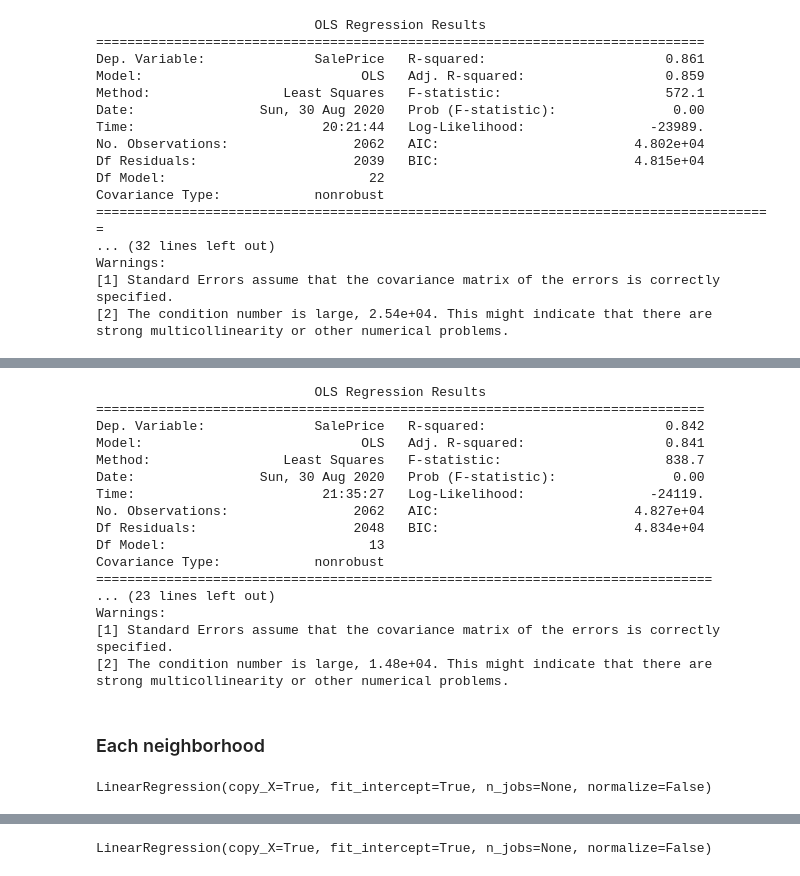
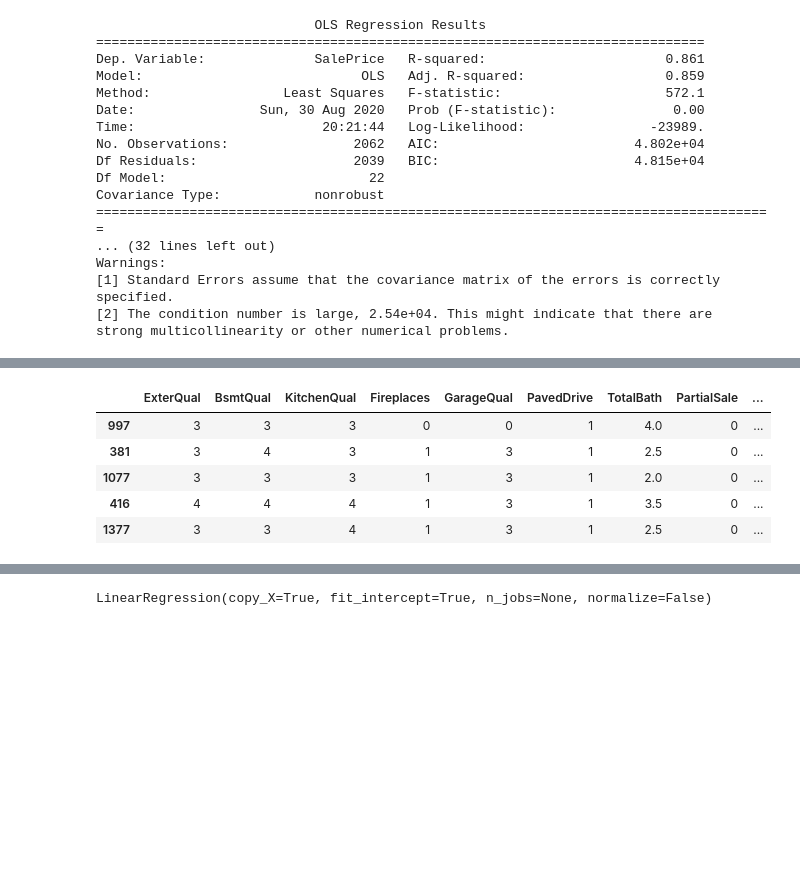
Before and after one commit to xiaogangzhu/MLHousing, a Jupyter notebook: JudyChung/Boxplots.ipynb, the cells around one changed output, grey strips where cells are left out. Drawn from its saved outputs; the diff is of its cells as text; code cells hidden in the pictures; blank space fills up the shorter version.

```diff
--- a/JudyChung/Boxplots.ipynb
+++ b/JudyChung/Boxplots.ipynb
@@ -719,3 +713,9 @@ Warnings:
 [1] Standard Errors assume that the covariance matrix of the errors is correctly specified.
 [2] The condition number is large, 2.54e+04. This might indicate that there are
 strong multicollinearity or other numerical problems.
+# %%
+column_names = ['ExterQual','BsmtQual','KitchenQual',
+                'Fireplaces','GarageQual','PavedDrive','TotalBath',
+                'PartialSale','TotalBsmtSF','1stFlrSF','2ndFlrSF','GarageArea','WoodDeckSF']
+Xtrain_at2 = Xtrain_at[column_names].copy()
+Xtest_at2 = Xtest_at[column_names].copy()
@@ -722,3 +764,12 @@ strong multicollinearity or other numerical problems.
+# %%
+df_n = pd.concat([Xtrain_at2, ytrain], axis=1)
+# %% [output]
+|  | ExterQual | BsmtQual | KitchenQual | Fireplaces | GarageQual | PavedDrive | TotalBath | PartialSale | ... |
+| 997 | 3 | 3 | 3 | 0 | 0 | 1 | 4.0 | 0 | ... |
+| 381 | 3 | 4 | 3 | 1 | 3 | 1 | 2.5 | 0 | ... |
+| 1077 | 3 | 3 | 3 | 1 | 3 | 1 | 2.0 | 0 | ... |
+| 416 | 4 | 4 | 4 | 1 | 3 | 1 | 3.5 | 0 | ... |
+| 1377 | 3 | 3 | 4 | 1 | 3 | 1 | 2.5 | 0 | ... |
 # %%
 column_names = ['ExterQual','BsmtQual','KitchenQual',
                 'Fireplaces','GarageQual','PavedDrive','TotalBath',
@@ -727,35 +778,3 @@ Xtrain_at2 = Xtrain_at[column_names].copy()
 Xtest_at2 = Xtest_at[column_names].copy()
 Xtrain_at2 = pd.get_dummies(Xtrain_at2, drop_first=True)
 Xtest_at2 = pd.get_dummies(Xtest_at2, drop_first=True)
-# %%
-x_at2 = sm.add_constant(Xtrain_at2)
-# Notice that the dependent variable (y) comes before the independent variables (x)
-# Use df.columns.values to get all the column names
-model_at2 = sm.OLS(ytrain, x_at2)
-results_at2 = model_at2.fit()
-print(results_at2.summary())
-# %% [output]
-                            OLS Regression Results
-==============================================================================
-Dep. Variable:              SalePrice   R-squared:                       0.842
-Model:                            OLS   Adj. R-squared:                  0.841
-Method:                 Least Squares   F-statistic:                     838.7
-Date:                Sun, 30 Aug 2020   Prob (F-statistic):               0.00
-Time:                        21:35:27   Log-Likelihood:                -24119.
-No. Observations:                2062   AIC:                         4.827e+04
-Df Residuals:                    2048   BIC:                         4.834e+04
-Df Model:                          13
-Covariance Type:            nonrobust
-===============================================================================
-... (23 lines left out)
-Warnings:
-[1] Standard Errors assume that the covariance matrix of the errors is correctly specified.
-[2] The condition number is large, 1.48e+04. This might indicate that there are
-strong multicollinearity or other numerical problems.
-# %% [markdown]
-### Each neighborhood
-# %%
-lm_at2 = LinearRegression()
-lm_at2.fit(Xtrain_at2, ytrain)
-# %% [output]
-LinearRegression(copy_X=True, fit_intercept=True, n_jobs=None, normalize=False)
```
Also changed, not shown: parts of 25 cells of this notebook, 4 other files.
